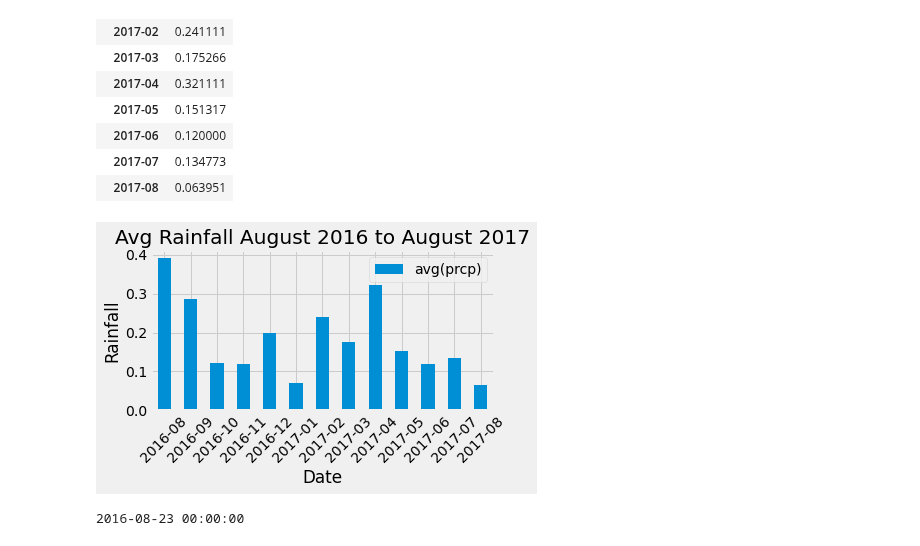
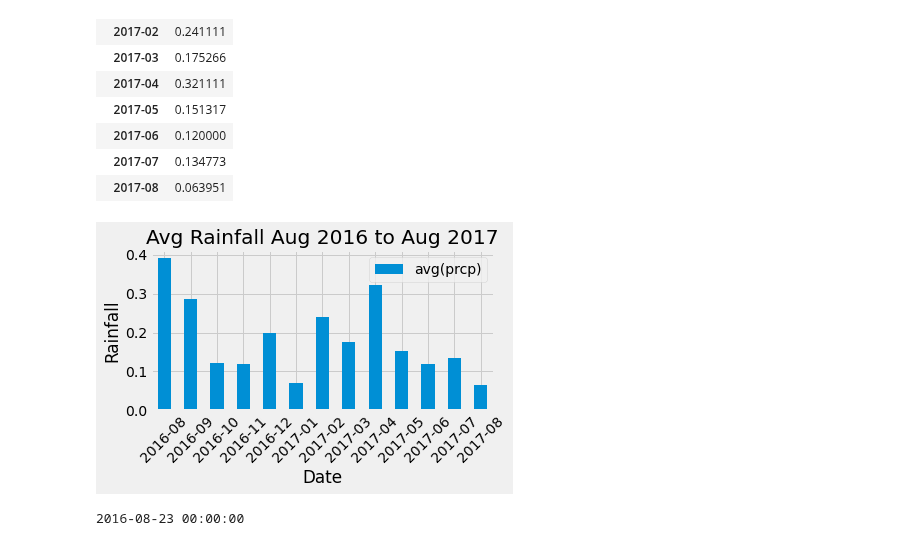
Before and after one commit to andydw2022/sqlalchemy-challenge, a Jupyter notebook: climate_starter_final.ipynb, the cells around one changed output. Drawn from its saved outputs; the diff is of its cells as text; code cells hidden in the pictures.

Commit message:
Replace some of the images of plots for homework on SQLAlchemy

```diff
--- a/climate_starter_final.ipynb
+++ b/climate_starter_final.ipynb
@@ -123,18 +123,19 @@ x_df.head(100)
 | 2017-07 | 0.134773 |
 | 2017-08 | 0.063951 |
 # %%
-#Plot the results
+# Use Pandas Plotting with Matplotlib to plot the data
+# Plot the Results in a Matplotlib bar chart
 
 x_df.plot(kind='bar',rot=45)
-plt.title("Avg Rainfall August 2016 to August 2017")
+plt.title("Avg Rainfall Aug 2016 to Aug 2017")
 plt.xlabel("Date")
 plt.ylabel("Rainfall")
 plt.tight_layout()
-plt.figsize=(12, 8)
-plt.savefig('AvgRainfall2016-2017.jpg')
+plt.figsize=(15, 10)
+plt.savefig('Images/AvgRainfall2016-2017.jpg')
 plt.show()
 # %% [output]
-[figure, old version]
+[figure, new version]
 # %%
 # Calculate the date 1 year ago from the last data point in the database (see above)
 # last_datapoint_date
```
Also changed, not shown: parts of 4 cells of this notebook, 4 other files.
